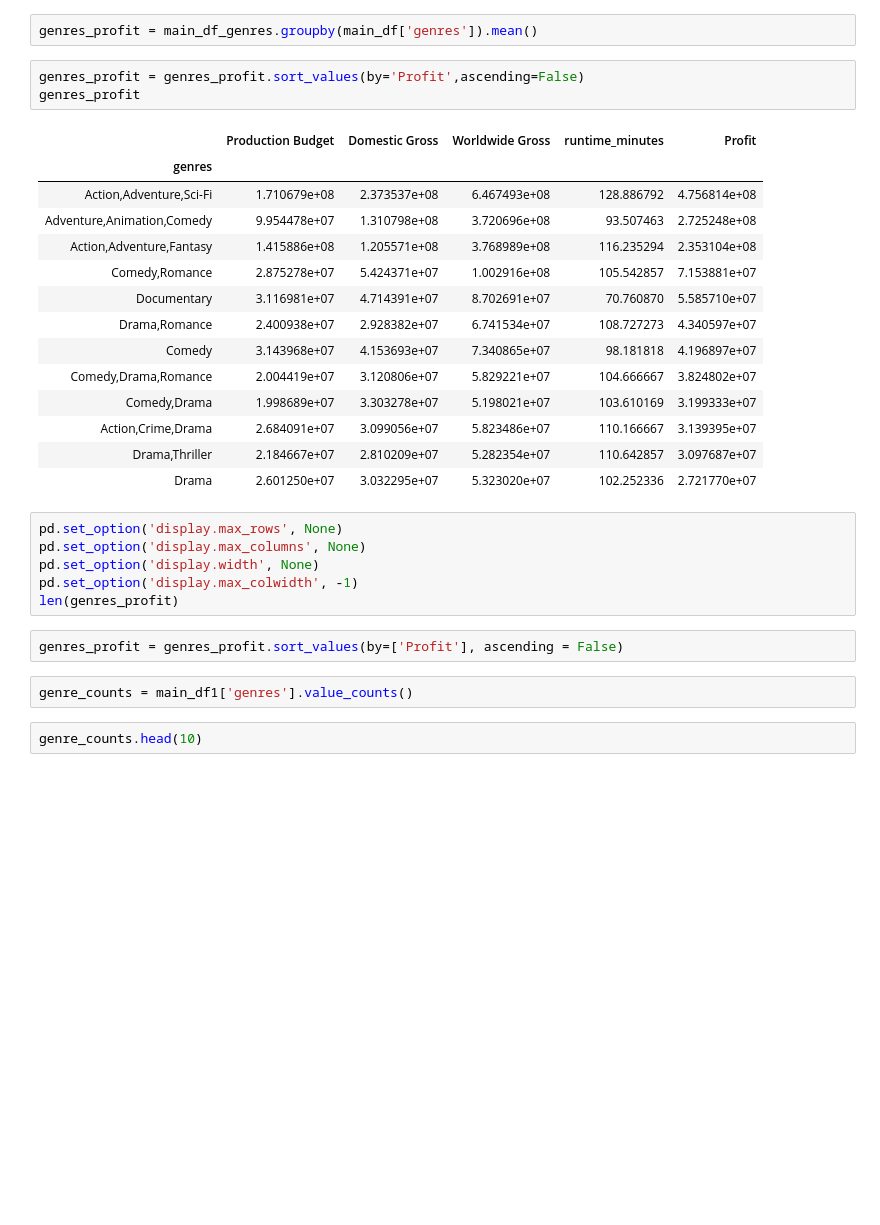
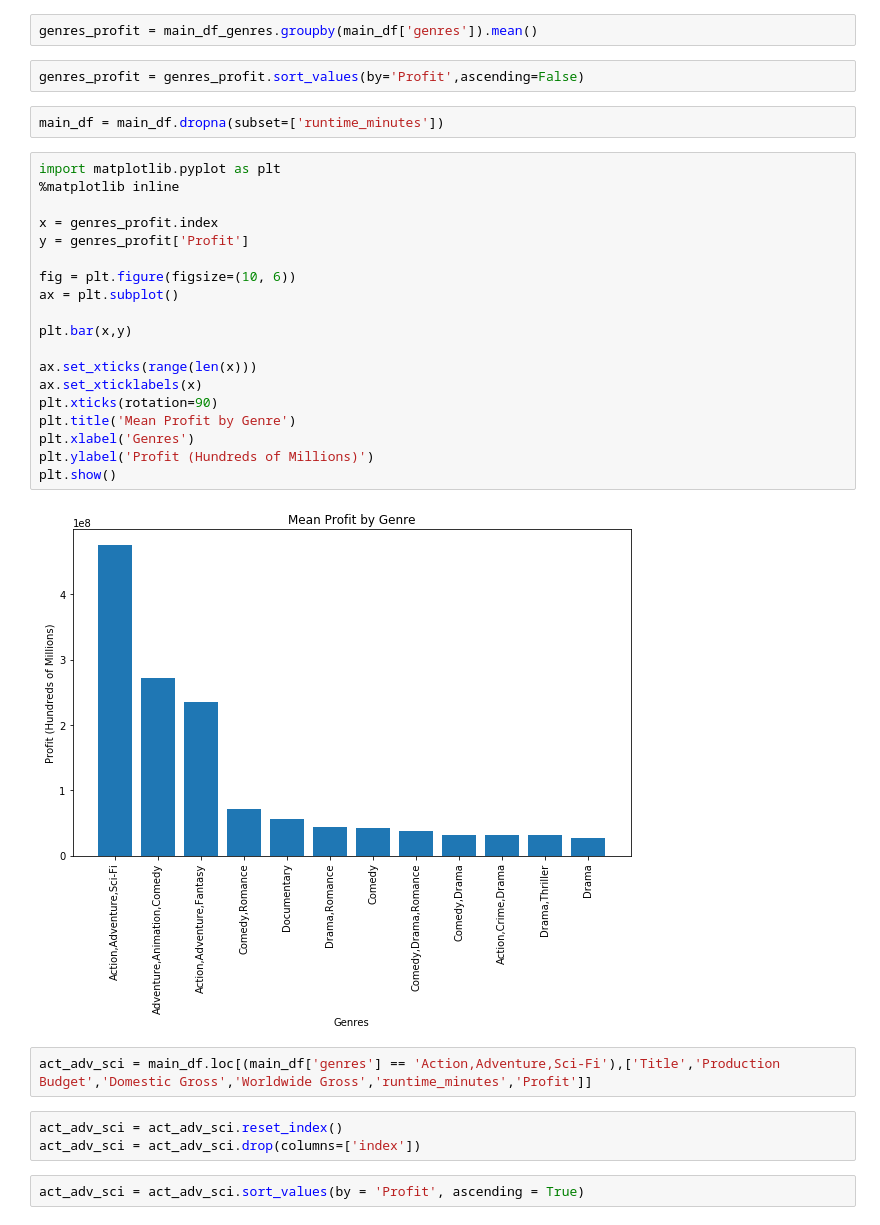
Before and after one commit to viviandng/film_trends, a Jupyter notebook: Joe_Data_Cleaning.ipynb, the cells around one changed output. Saved outputs shown, nothing was run; the diff lists cells and outputs as text; blank space fills up the shorter version.

```diff
--- a/Joe_Data_Cleaning.ipynb
+++ b/Joe_Data_Cleaning.ipynb
@@ -146,31 +101,33 @@ main_df_genres = pd.concat(main_df_genres)
 genres_profit = main_df_genres.groupby(main_df['genres']).mean()
 # %%
 genres_profit = genres_profit.sort_values(by='Profit',ascending=False)
-genres_profit
-# %% [output]
-|  | Production Budget | Domestic Gross | Worldwide Gross | runtime_minutes | Profit |
-| genres |  |  |  |  |  |
-| Action,Adventure,Sci-Fi | 1.710679e+08 | 2.373537e+08 | 6.467493e+08 | 128.886792 | 4.756814e+08 |
-| Adventure,Animation,Comedy | 9.954478e+07 | 1.310798e+08 | 3.720696e+08 | 93.507463 | 2.725248e+08 |
-| Action,Adventure,Fantasy | 1.415886e+08 | 1.205571e+08 | 3.768989e+08 | 116.235294 | 2.353104e+08 |
-| Comedy,Romance | 2.875278e+07 | 5.424371e+07 | 1.002916e+08 | 105.542857 | 7.153881e+07 |
-| Documentary | 3.116981e+07 | 4.714391e+07 | 8.702691e+07 | 70.760870 | 5.585710e+07 |
-| Drama,Romance | 2.400938e+07 | 2.928382e+07 | 6.741534e+07 | 108.727273 | 4.340597e+07 |
-| Comedy | 3.143968e+07 | 4.153693e+07 | 7.340865e+07 | 98.181818 | 4.196897e+07 |
-| Comedy,Drama,Romance | 2.004419e+07 | 3.120806e+07 | 5.829221e+07 | 104.666667 | 3.824802e+07 |
-| Comedy,Drama | 1.998689e+07 | 3.303278e+07 | 5.198021e+07 | 103.610169 | 3.199333e+07 |
-| Action,Crime,Drama | 2.684091e+07 | 3.099056e+07 | 5.823486e+07 | 110.166667 | 3.139395e+07 |
-| Drama,Thriller | 2.184667e+07 | 2.810209e+07 | 5.282354e+07 | 110.642857 | 3.097687e+07 |
-| Drama | 2.601250e+07 | 3.032295e+07 | 5.323020e+07 | 102.252336 | 2.721770e+07 |
-# %%
-pd.set_option('display.max_rows', None)
-pd.set_option('display.max_columns', None)
-pd.set_option('display.width', None)
-pd.set_option('display.max_colwidth', -1)
-len(genres_profit)
+# %%
+main_df = main_df.dropna(subset=['runtime_minutes'])
+# %%
+import matplotlib.pyplot as plt
+%matplotlib inline
+
+x = genres_profit.index
+y = genres_profit['Profit']
+
+fig = plt.figure(figsize=(10, 6))
+ax = plt.subplot()
+
+plt.bar(x,y)
+
+ax.set_xticks(range(len(x)))
+ax.set_xticklabels(x)
+plt.xticks(rotation=90)
+plt.title('Mean Profit by Genre')
+plt.xlabel('Genres')
+plt.ylabel('Profit (Hundreds of Millions)')
+plt.show()
+# %% [output]
+[figure, added]
+# %%
+act_adv_sci = main_df.loc[(main_df['genres'] == 'Action,Adventure,Sci-Fi'),['Title','Production Budget','Domestic Gross','Worldwide Gross','runtime_minutes','Profit']]
+# %%
+act_adv_sci = act_adv_sci.reset_index()
+act_adv_sci = act_adv_sci.drop(columns=['index'])
 # %%
-genres_profit = genres_profit.sort_values(by=['Profit'], ascending = False)
+act_adv_sci = act_adv_sci.sort_values(by = 'Profit', ascending = True)
-# %%
-genre_counts = main_df1['genres'].value_counts()
-# %%
-genre_counts.head(10)
```
Also changed, not shown: parts of 24 cells of this notebook.
